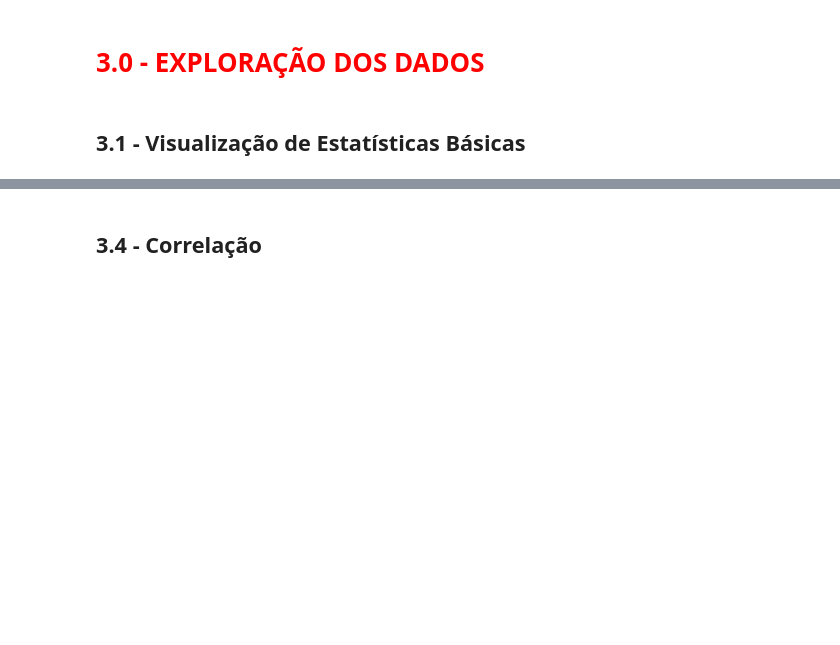
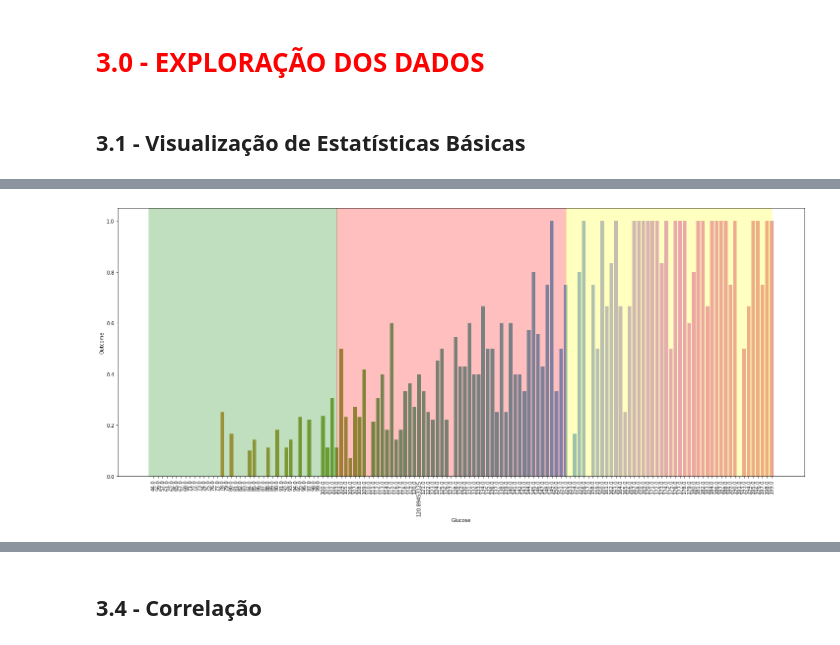
Before and after one commit to MarcusGodoi/DataScience, a Jupyter notebook: 01 Roadmap Data Science/03 Exploração dos Dados/03 - Análise Exploratória.ipynb, the cells around one changed output, grey strips where cells are left out. Cells and saved outputs as stored; diff of their text form; code cells hidden in the pictures; blank space fills up the shorter version.

```diff
--- a/01 Roadmap Data Science/03 Exploração dos Dados/03 - Análise Exploratória.ipynb
+++ b/01 Roadmap Data Science/03 Exploração dos Dados/03 - Análise Exploratória.ipynb
@@ -386,0 +404,25 @@ Número de Casos Falsos     : 500 (65.10%)
+# %%
+#Qual a relação da idade com a diabetes?
+
+plt.figure(figsize=(25,10))
+
+x = base3.Glucose
+y = base3.Outcome
+
+#Computando os valores e gerando o gráfico
+
+# medindo intervalos para visualização
+'''l1 = 40
+l2 = 90
+l1 = np.size(base3[x < l1]['Glucose'].unique())
+l2 = np.size(base3[x < l2]['Glucose'].unique())'''
+
+sns.barplot(x,y, ci=None)
+
+plt.axvspan(-1, 40, alpha=0.25, color='green') #separar a visualização
+plt.axvspan(40,90, alpha=0.25, color='red')    #medir esses intervalos
+plt.axvspan(90, 135, alpha=0.25, color='yellow')
+
+plt.xticks(rotation=90);
+# %% [output]
+[figure, added]
```
Also changed, not shown: parts of 25 cells of this notebook, 1 other file.
